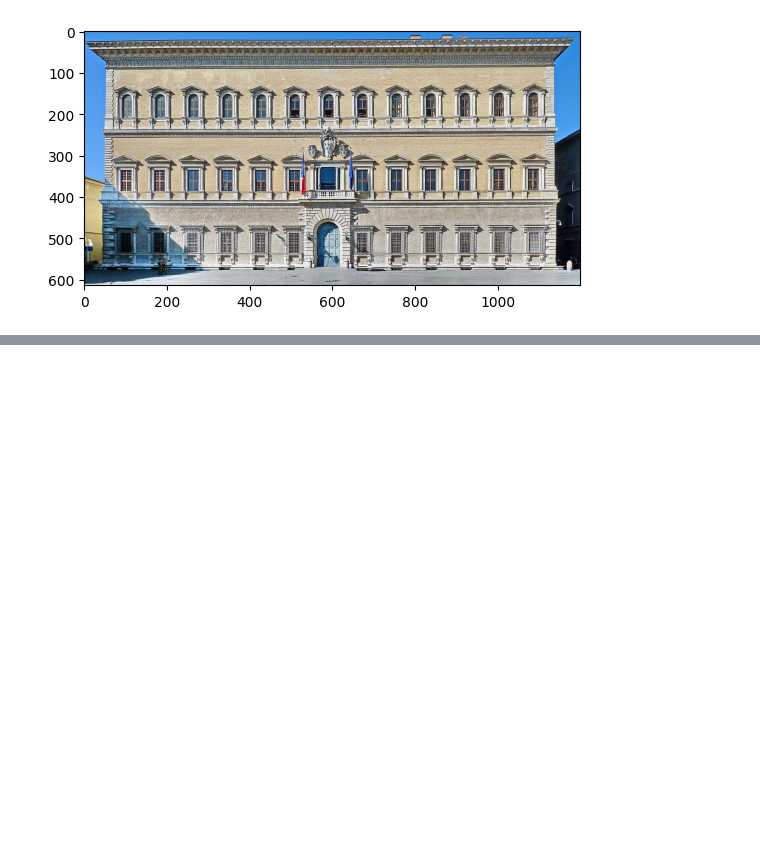
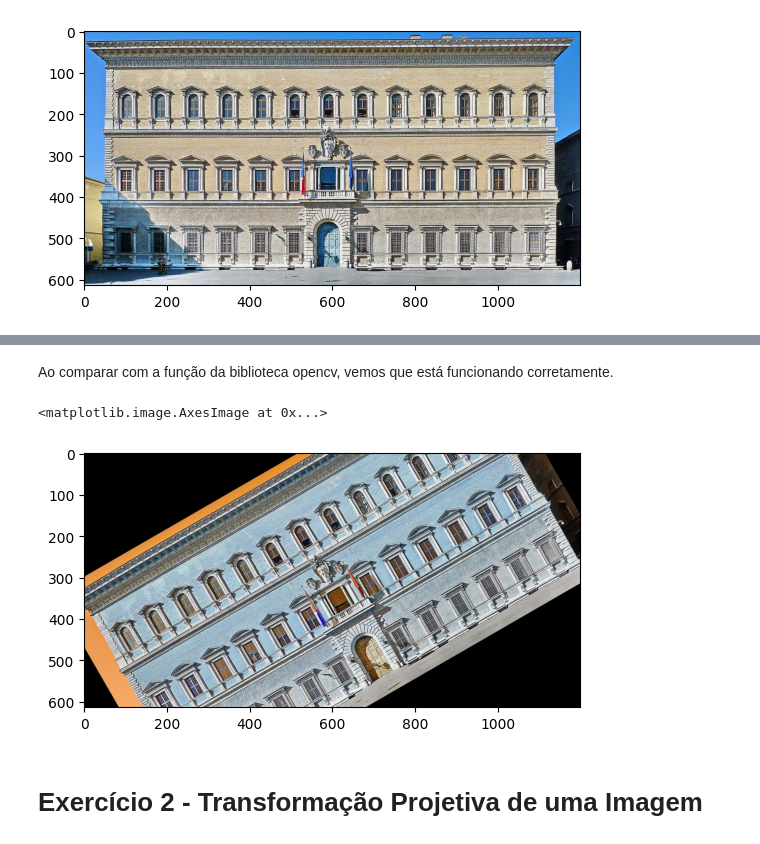
Before and after one commit to scrocha/visao-computacional-2024, a Jupyter notebook: Lista_01/Exercicio_1.ipynb, the cells around one changed output, grey strips where cells are left out. Drawn from its saved outputs; the diff is of its cells as text; code cells hidden in the pictures; blank space fills up the shorter version.

Commit message:
adicionei o exercício 1

```diff
--- a/Lista_01/Exercicio_1.ipynb
+++ b/Lista_01/Exercicio_1.ipynb
@@ -50,0 +87,17 @@ def my_rotation(img, angulo, centro):
+# %% [markdown]
+Ao comparar com a função da biblioteca opencv, vemos que está funcionando corretamente.
+# %%
+height, width = img.shape[:2]
+center = (width/2, height/2)
+
+# Definir a matriz de rota ̧c~ao
+M = cv.getRotationMatrix2D(center, 30, 1)
+
+# Aplicar a rota ̧c~ao na imagem
+rotated_img = cv.warpAffine(img, M, (width, height))
+plt.imshow(rotated_img)
+# %% [output]
+<matplotlib.image.AxesImage at 0x...>
+[figure, added]
+# %% [markdown]
+# Exercício 2 - Transformação Projetiva de uma Imagem
```
Also changed, not shown: parts of 7 cells of this notebook.
